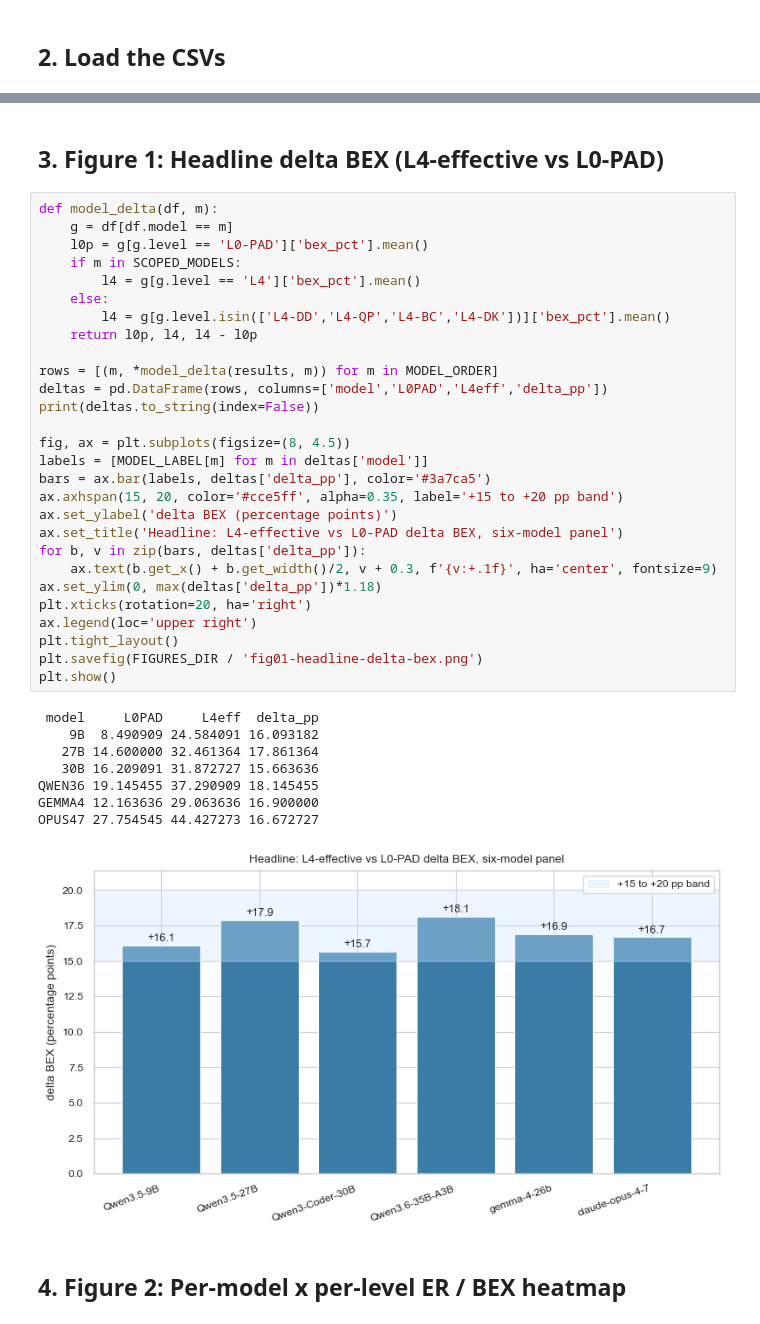
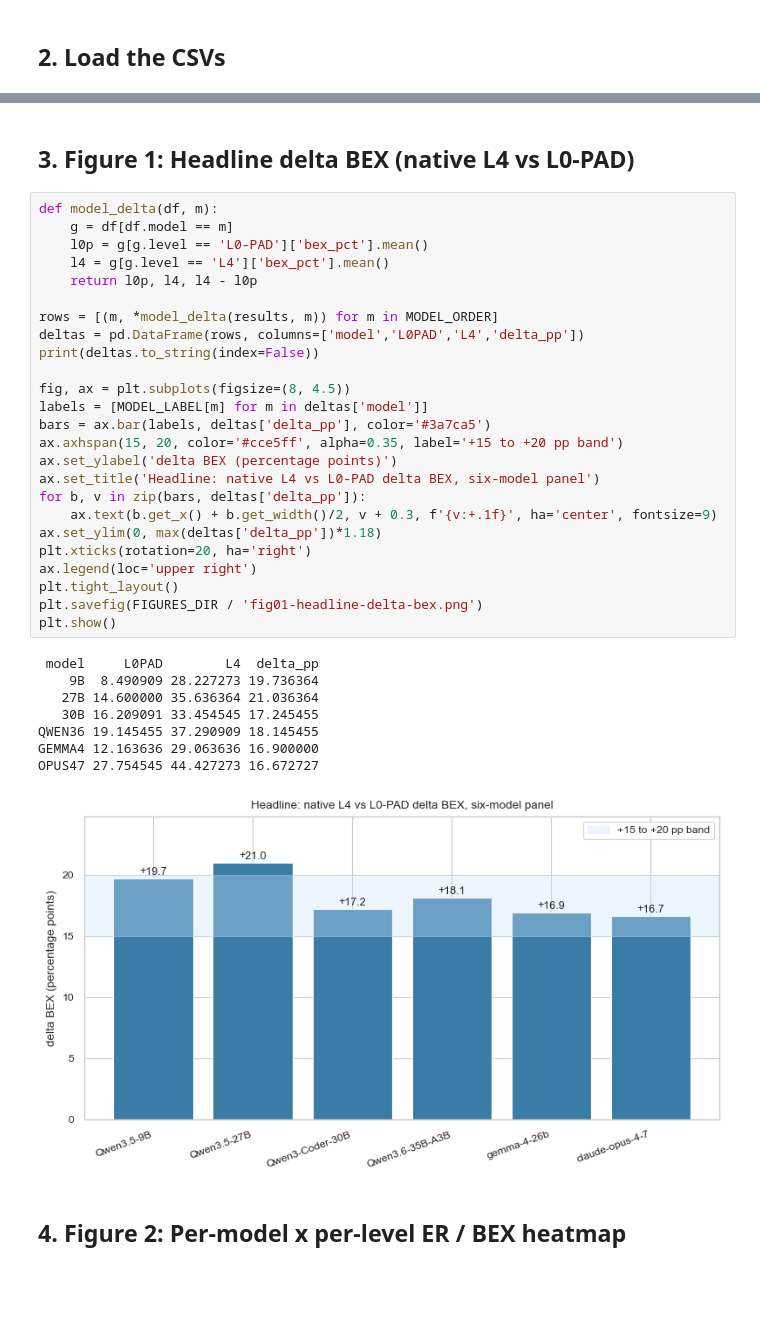
Before and after one commit to garyzava/4d-metadata-ablation, a Jupyter notebook: notebooks/02-analysis-and-charts.nbconvert.ipynb, the cells around one changed output, grey strips where cells are left out. Drawn from its saved outputs; the diff is of its cells as text; blank space fills up the shorter version.

```diff
--- a/notebooks/02-analysis-and-charts.nbconvert.ipynb
+++ b/notebooks/02-analysis-and-charts.nbconvert.ipynb
@@ -121,43 +121,40 @@ taxonomy: (500, 64)
 status: (462, 11)
 # %% [markdown]
-## 3. Figure 1: Headline delta BEX (L4-effective vs L0-PAD)
+## 3. Figure 1: Headline delta BEX (native L4 vs L0-PAD)
 # %%
 def model_delta(df, m):
     g = df[df.model == m]
     l0p = g[g.level == 'L0-PAD']['bex_pct'].mean()
-    if m in SCOPED_MODELS:
-        l4 = g[g.level == 'L4']['bex_pct'].mean()
-    else:
-        l4 = g[g.level.isin(['L4-DD','L4-QP','L4-BC','L4-DK'])]['bex_pct'].mean()
+    l4 = g[g.level == 'L4']['bex_pct'].mean()
     return l0p, l4, l4 - l0p
 
 rows = [(m, *model_delta(results, m)) for m in MODEL_ORDER]
-deltas = pd.DataFrame(rows, columns=['model','L0PAD','L4eff','delta_pp'])
+deltas = pd.DataFrame(rows, columns=['model','L0PAD','L4','delta_pp'])
 print(deltas.to_string(index=False))
 
 fig, ax = plt.subplots(figsize=(8, 4.5))
 labels = [MODEL_LABEL[m] for m in deltas['model']]
 bars = ax.bar(labels, deltas['delta_pp'], color='#3a7ca5')
 ax.axhspan(15, 20, color='#cce5ff', alpha=0.35, label='+15 to +20 pp band')
 ax.set_ylabel('delta BEX (percentage points)')
-ax.set_title('Headline: L4-effective vs L0-PAD delta BEX, six-model panel')
+ax.set_title('Headline: native L4 vs L0-PAD delta BEX, six-model panel')
 for b, v in zip(bars, deltas['delta_pp']):
     ax.text(b.get_x() + b.get_width()/2, v + 0.3, f'{v:+.1f}', ha='center', fontsize=9)
 ax.set_ylim(0, max(deltas['delta_pp'])*1.18)
 plt.xticks(rotation=20, ha='right')
 ax.legend(loc='upper right')
 plt.tight_layout()
 plt.savefig(FIGURES_DIR / 'fig01-headline-delta-bex.png')
 plt.show()
 # %% [output]
- model     L0PAD     L4eff  delta_pp
-    9B  8.490909 24.584091 16.093182
-   27B 14.600000 32.461364 17.861364
-   30B 16.209091 31.872727 15.663636
+ model     L0PAD        L4  delta_pp
+    9B  8.490909 28.227273 19.736364
+   27B 14.600000 35.636364 21.036364
+   30B 16.209091 33.454545 17.245455
 QWEN36 19.145455 37.290909 18.145455
 GEMMA4 12.163636 29.063636 16.900000
 OPUS47 27.754545 44.427273 16.672727
-[figure, old version]
+[figure, new version]
 # %% [markdown]
 ## 4. Figure 2: Per-model x per-level ER / BEX heatmap
 # %%
```
Also changed, not shown: parts of 13 cells of this notebook, 16 other files.
